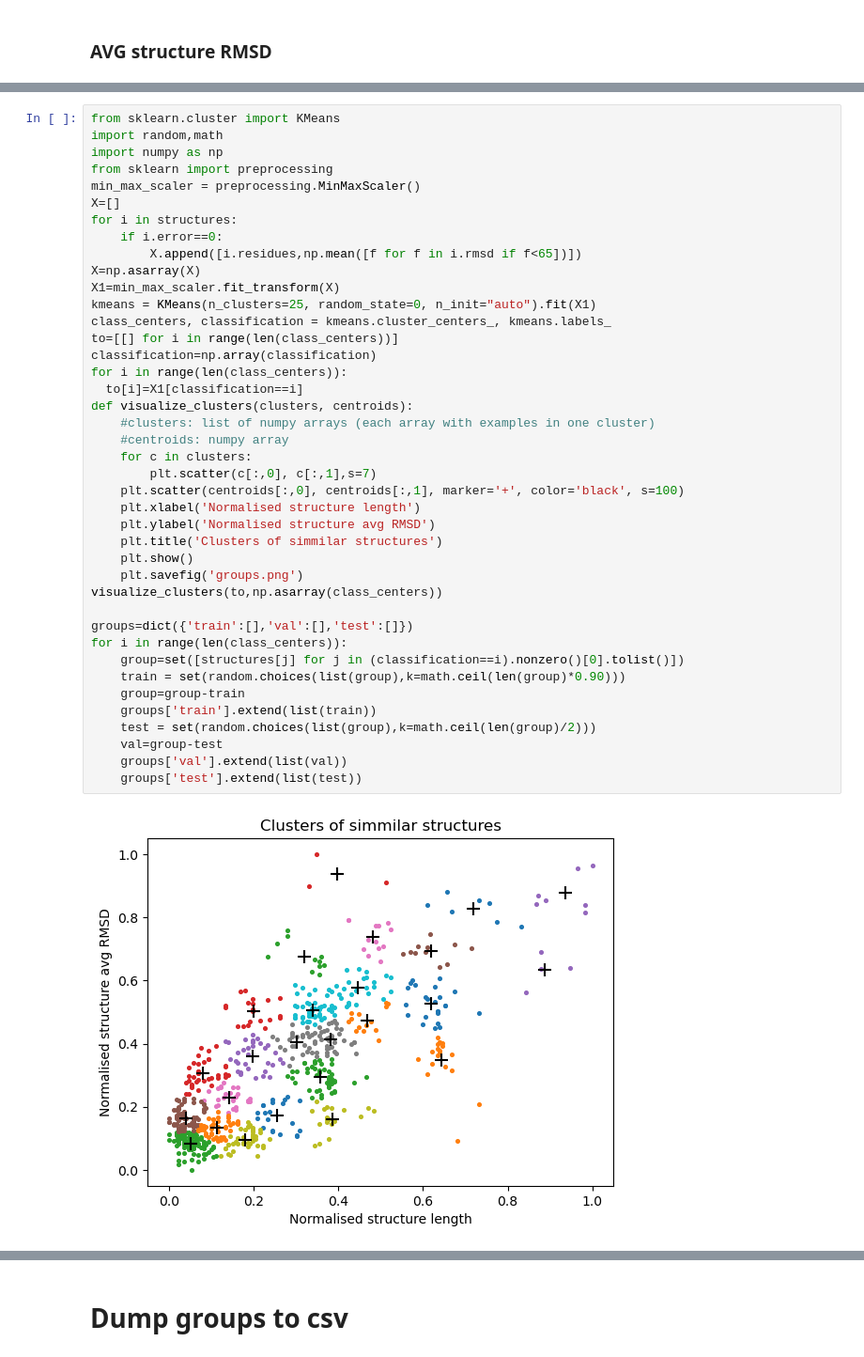
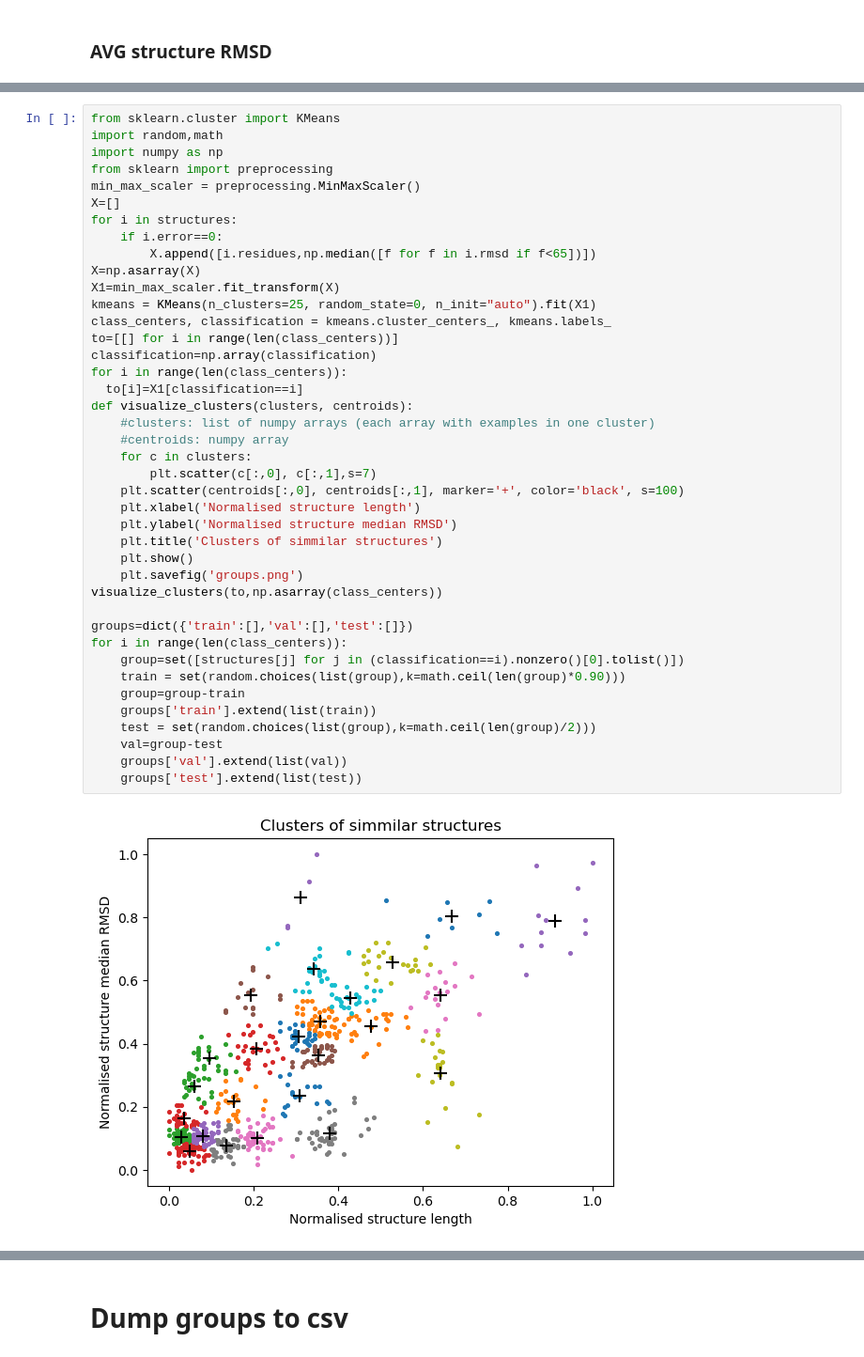
Before and after one commit to maciejbilinski/rnaquanet, a Jupyter notebook: src/notebooks/dataset_construction.ipynb, the cells around one changed output, grey strips where cells are left out. Shown: that part at 94% size. Cells and saved outputs as stored; diff of their text form.

Commit message:
antczak fix AVG->MEDIAN

```diff
--- a/src/notebooks/dataset_construction.ipynb
+++ b/src/notebooks/dataset_construction.ipynb
@@ -191,38 +191,38 @@ min_max_scaler = preprocessing.MinMaxScaler()
 X=[]
 for i in structures:
     if i.error==0:
-        X.append([i.residues,np.mean([f for f in i.rmsd if f<65])])
+        X.append([i.residues,np.median([f for f in i.rmsd if f<65])])
 X=np.asarray(X)
 X1=min_max_scaler.fit_transform(X)
 kmeans = KMeans(n_clusters=25, random_state=0, n_init="auto").fit(X1)
 class_centers, classification = kmeans.cluster_centers_, kmeans.labels_
 to=[[] for i in range(len(class_centers))]
 classification=np.array(classification)
 for i in range(len(class_centers)):
   to[i]=X1[classification==i]
 def visualize_clusters(clusters, centroids):
     #clusters: list of numpy arrays (each array with examples in one cluster)
     #centroids: numpy array
     for c in clusters:
         plt.scatter(c[:,0], c[:,1],s=7)
     plt.scatter(centroids[:,0], centroids[:,1], marker='+', color='black', s=100)
     plt.xlabel('Normalised structure length')
-    plt.ylabel('Normalised structure avg RMSD')
+    plt.ylabel('Normalised structure median RMSD')
     plt.title('Clusters of simmilar structures')
     plt.show()
     plt.savefig('groups.png')
 visualize_clusters(to,np.asarray(class_centers))
 
 groups=dict({'train':[],'val':[],'test':[]})
 for i in range(len(class_centers)):
     group=set([structures[j] for j in (classification==i).nonzero()[0].tolist()])
     train = set(random.choices(list(group),k=math.ceil(len(group)*0.90)))
     group=group-train
     groups['train'].extend(list(train))
     test = set(random.choices(list(group),k=math.ceil(len(group)/2)))
     val=group-test
     groups['val'].extend(list(val))
     groups['test'].extend(list(test))
 # %% [output]
-[figure, old version]
+[figure, new version]
 <Figure size 640x480 with 0 Axes>
```
Also changed, not shown: parts of 12 cells of this notebook.
